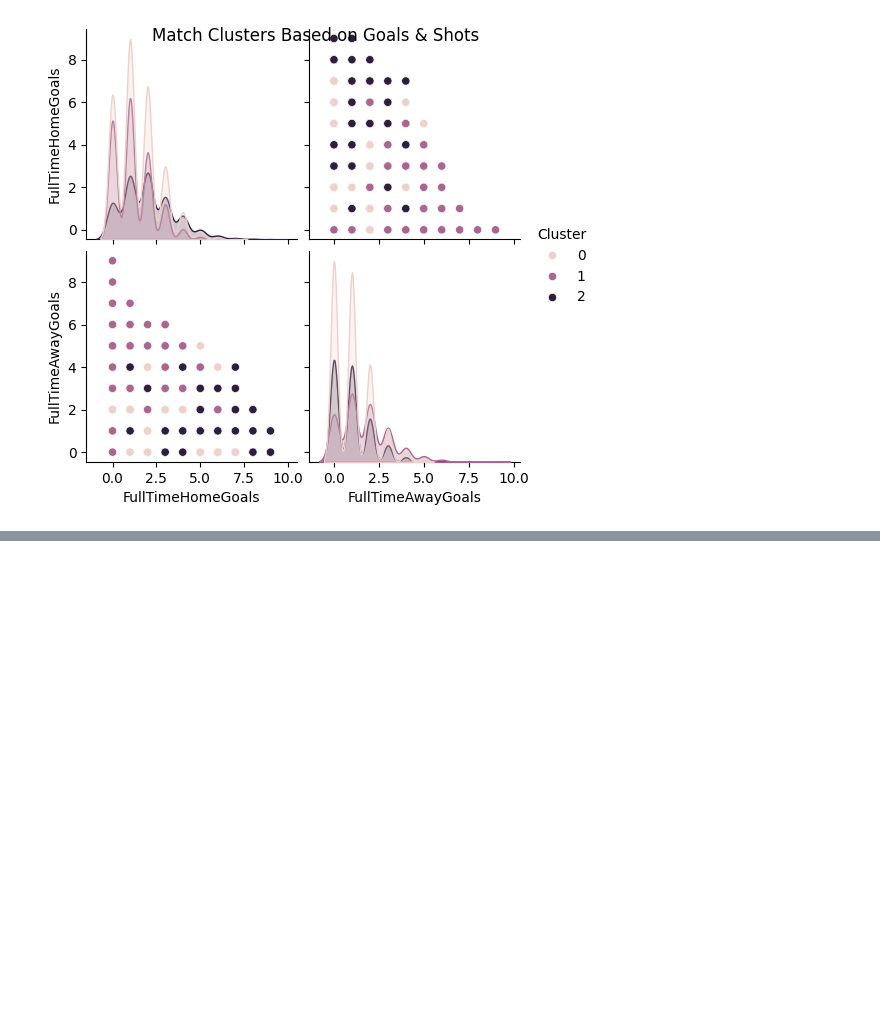
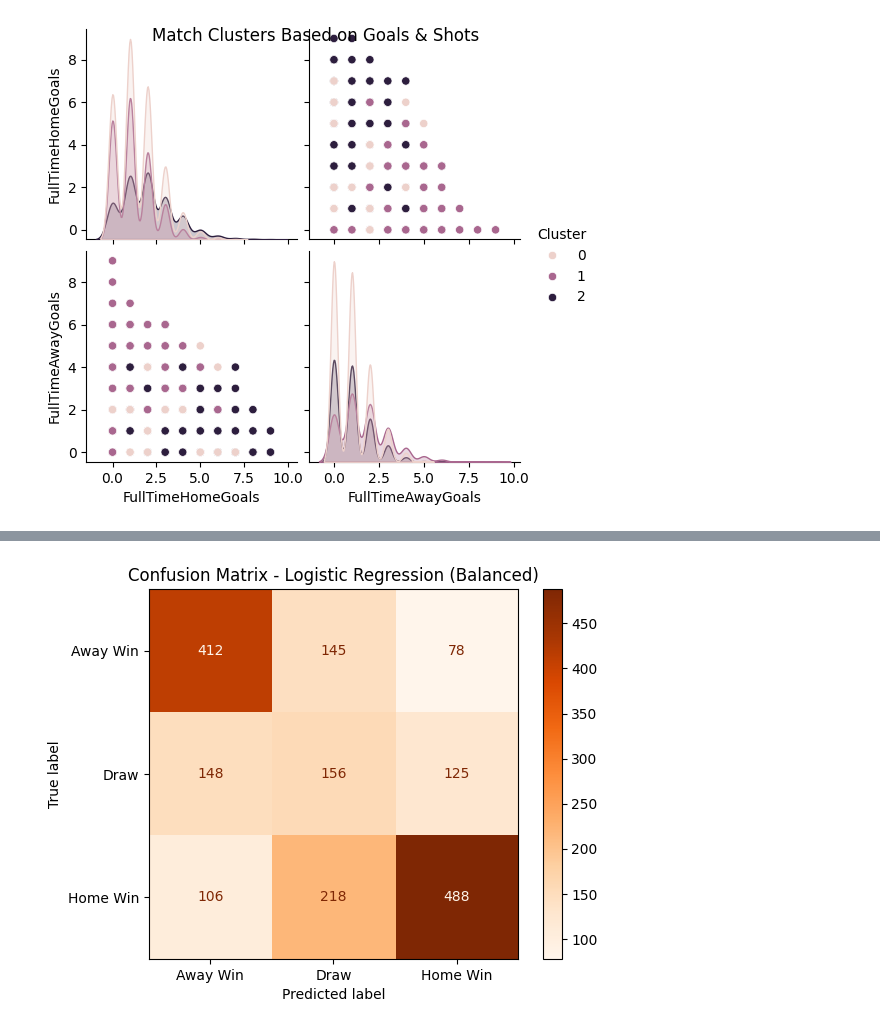
Before and after one commit to Alithani-compsc/Multi-Faceted_Analysis_of_English_Premier_League_Data-, a Jupyter notebook: Multi-Faceted Analysis of English Premier League Data.ipynb, the cells around one changed output, grey strips where cells are left out. Drawn from its saved outputs; the diff is of its cells as text; code cells hidden in the pictures; blank space fills up the shorter version.

```diff
--- a/Multi-Faceted Analysis of English Premier League Data.ipynb
+++ b/Multi-Faceted Analysis of English Premier League Data.ipynb
@@ -504,0 +749,9 @@ https://books.google.com.my/books?hl=en&lr=&id=arEwEQAAQBAJ&oi=fnd&pg=PA37&dq=en
+# %%
+# Train logistic model with class_weight='balanced'
+final_model_balanced = LogisticRegression(C=best_C, max_iter=1000, random_state=42, class_weight='balanced')
+final_model_balanced.fit(X_train_scaled, y_train)
+final_pred_balanced = final_model_balanced.predict(X_test_scaled)
+
+print(f"\n✅ Final Model Test Accuracy: {accuracy_score(y_test, final_pred_balanced):.4f}")
+print("\n📊 Classification Report:")
+print(classification_report(y_test, final_pred_balanced))
@@ -504,0 +771,9 @@ https://books.google.com.my/books?hl=en&lr=&id=arEwEQAAQBAJ&oi=fnd&pg=PA37&dq=en
+# %%
+# Confusion Matrix for Logistic Regression (Balanced)
+cm_lr_balanced = confusion_matrix(y_test, final_pred_balanced, labels=final_model_balanced.classes_)
+disp = ConfusionMatrixDisplay(confusion_matrix=cm_lr_balanced, display_labels=final_model_balanced.classes_)
+disp.plot(cmap='Oranges')
+plt.title('Confusion Matrix - Logistic Regression (Balanced)')
+plt.show()
+# %% [output]
+[figure, added]
```
Also changed, not shown: parts of 63 cells of this notebook.
